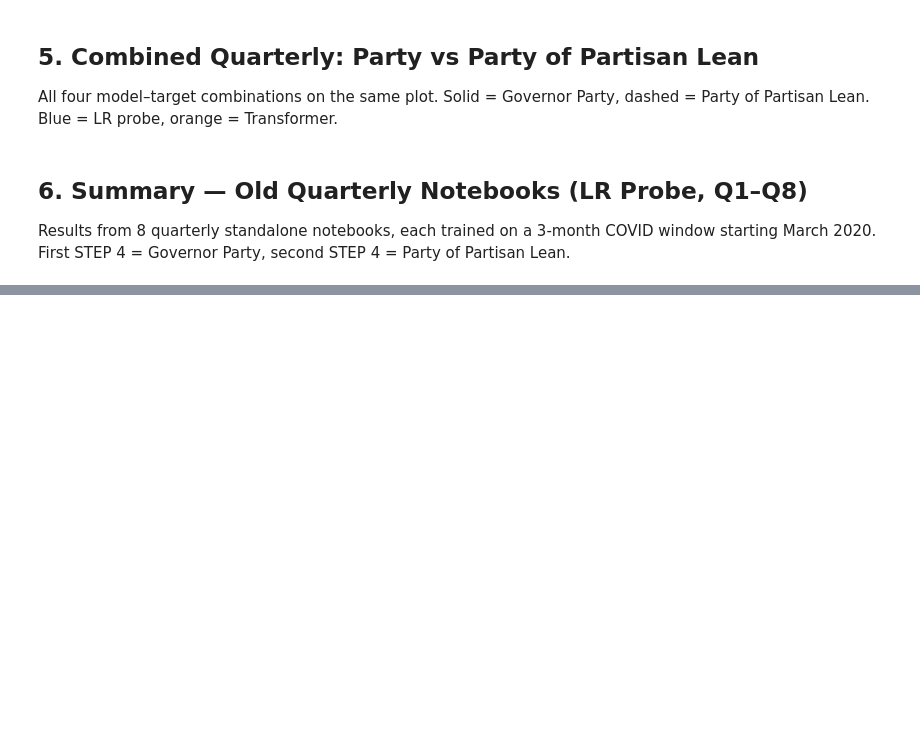
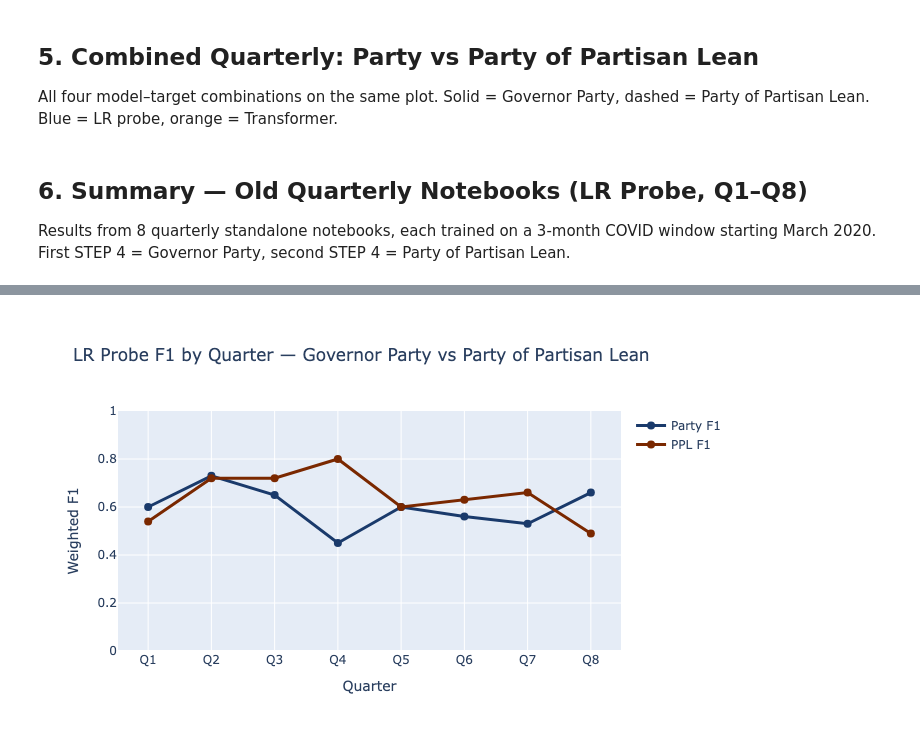
Before and after one commit to james0032/covid19dh, a Jupyter notebook: notebooks/covid19_policy_partisanship.ipynb, the cells around one changed output, grey strips where cells are left out. Cells and saved outputs as stored; diff of their text form; code cells hidden in the pictures; blank space fills up the shorter version.

```diff
--- a/notebooks/covid19_policy_partisanship.ipynb
+++ b/notebooks/covid19_policy_partisanship.ipynb
@@ -494,20 +515,22 @@ ImportError: `Import matplotlib` failed. Styler.background_gradient requires mat
 # %%
 fig_q = go.Figure()
 fig_q.add_trace(go.Scatter(
     x=df_summary["Quarter"], y=df_summary["Party F1 (wtd)"], mode="lines+markers",
     name="Party F1", line=dict(color="#1a3a6b", width=3),
     marker=dict(size=8),
 ))
 fig_q.add_trace(go.Scatter(
     x=df_summary["Quarter"], y=df_summary["PPL F1 (wtd)"], mode="lines+markers",
-    name="PPL F1", line=dict(color="#7a2800", width=3, dash="dash"),
+    name="PPL F1", line=dict(color="#7a2800", width=3),
     marker=dict(size=8),
 ))
 fig_q.update_layout(
     title="LR Probe F1 by Quarter — Governor Party vs Party of Partisan Lean",
     xaxis_title="Quarter", yaxis_title="Weighted F1",
     yaxis=dict(range=[0, 1]), hovermode="x unified", height=420,
 )
 fig_q.show()
+fig_q.show(renderer="png")
 # %% [output]
 [interactive output not drawn]
+[figure, added]
```
Also changed, not shown: parts of 9 cells of this notebook.
